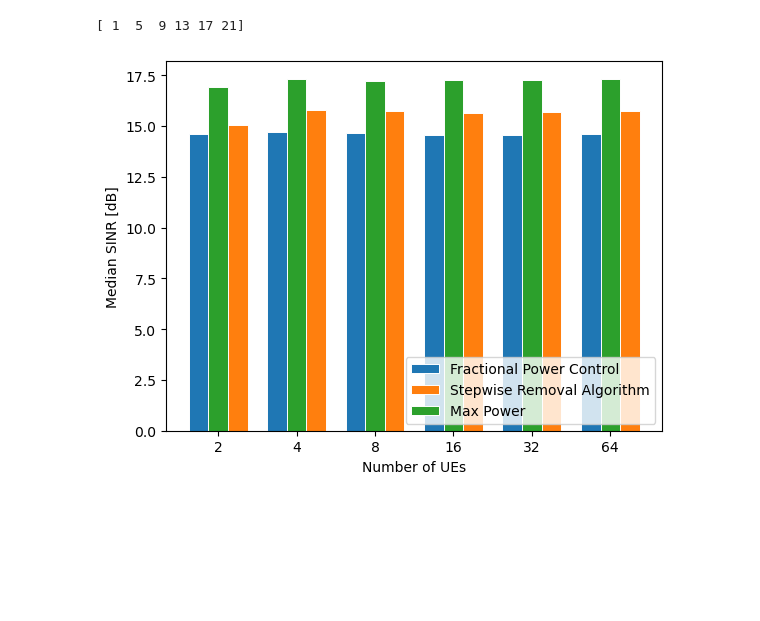
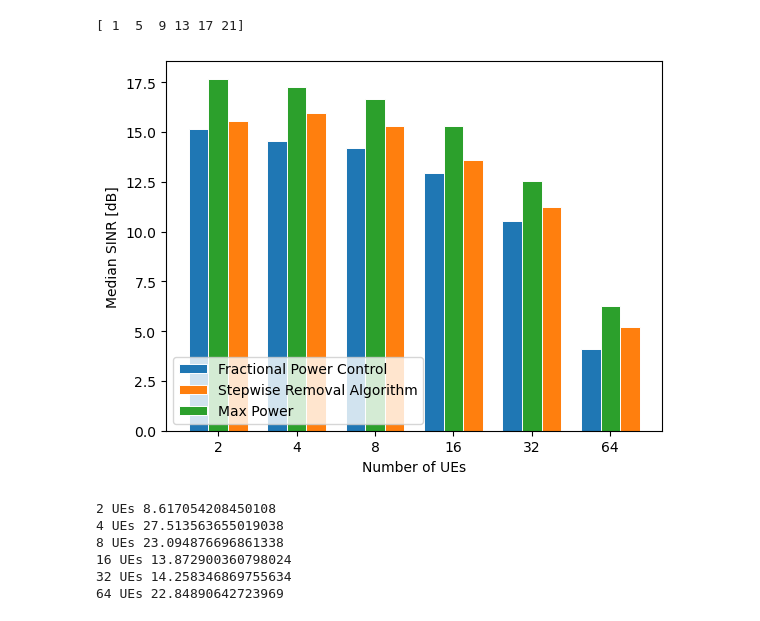
Before and after one commit to matheusdomingoscarneiro/cf-power-control, a Jupyter notebook: cellfree-pc-001.ipynb, the cells around one changed output. Drawn from its saved outputs; the diff is of its cells as text; code cells hidden in the pictures; blank space fills up the shorter version.

```diff
--- a/cellfree-pc-001.ipynb
+++ b/cellfree-pc-001.ipynb
@@ -278,10 +220,27 @@ def mmse_sinr(channel_m):
+# %%
+def sinr_mmse(channel):
+
+    sinr = np.zeros(channel.shape[0])
+    sum = 0
+
+    for ue in range(channel.shape[0]):
+
+        sum += np.outer(channel[ue, :], channel[ue, :].T)
+
+    for ue in range(channel.shape[0]):
+
+        desired = channel[ue, :]
+
+        sinr[ue] = desired.T @ np.linalg.inv(sum - np.outer(desired, desired.T) + np.eye(channel.shape[1])) @ desired
+
+    return sinr
 # %%
 def simulation(ue_quantity):
 
     num_ue = ue_quantity
     num_ap = 64
     cov_side = 400 # [m]
-    seeds = 10
+    seeds = 100
     noise_gain = 1e-20 * 100e6 * db2lin(6)
     noise_p = -96 # [dBm]
     max_power = dbm2lin(30)
@@ -346,13 +305,14 @@ def simulation(ue_quantity):
         clear_output(wait=True)
 
         for ue in range(num_ue):
-            total_sinr_mp[:, seed] = lin2db(mmse_sinr(channels_mp))
-            total_sinr_fpc[:, seed] = lin2db(mmse_sinr(channels_fpc))
+            total_sinr_mp[:, seed] = lin2db(sinr_mmse(channels_mp))
+            total_sinr_fpc[:, seed] = lin2db(sinr_mmse(channels_fpc))
 
         for ch in range(power_sra.shape[0]):
-            total_sinr_sra = np.concatenate((total_sinr_sra, lin2db(mmse_sinr(channels_sra))))
+            total_sinr_sra = np.concatenate((total_sinr_sra, lin2db(sinr_mmse(channels_sra))))
 
     return total_sinr_mp, total_sinr_fpc, total_sinr_sra, total_power_mp, total_power_fpc, total_power_sra
+    #return channels_mp, channels_fpc, channels_sra
 # %%
 # Simulations for different number of UEs
 
@@ -389,32 +349,46 @@ fpc_sinr_medians = np.array([
 ])
 
 sra_sinr_medians = np.array([
     np.median(simulation_2[2]),
     np.median(simulation_4[2]),
     np.median(simulation_8[2]),
     np.median(simulation_16[2]),
     np.median(simulation_32[2]),
     np.median(simulation_64[2]),
 ])
 
 xs = np.array([
     np.arange(23, step=4),
     np.arange(1, 23, step=4),
     np.arange(2, 23, step=4),
 ])
 
 ax.bar(xs[0], fpc_sinr_medians, width=1, edgecolor="white", linewidth=0.7, label='Fractional Power Control')
 ax.bar(xs[2], sra_sinr_medians, width=1, edgecolor="white", linewidth=0.7, label='Stepwise Removal Algorithm')
 ax.bar(xs[1], mp_sinr_medians, width=1, edgecolor="white", linewidth=0.7, label='Max Power')
 
 x_labels = ['2', '4', '8', '16', '32', '64']
 ax.set_ylabel('Median SINR [dB]')
 ax.set_xlabel('Number of UEs')
 print(xs[1])
 ax.set_xticks(xs[1], x_labels)
-ax.legend(loc='lower right')
+ax.legend(loc='lower left')
 
 plt.savefig('SINR_graphbar_SBrT2024.pdf')
 # %% [output]
 [ 1  5  9 13 17 21]
-[figure, old version]
+[figure, new version]
+# %%
+print('2 UEs', 100 * (np.median(db2lin(simulation_2[2])) - np.median(db2lin(simulation_2[1]))) / np.median(db2lin(simulation_2[2])))
+print('4 UEs', 100 * (np.median(db2lin(simulation_4[2])) - np.median(db2lin(simulation_4[1]))) / np.median(db2lin(simulation_4[2])))
+print('8 UEs', 100 * (np.median(db2lin(simulation_8[2])) - np.median(db2lin(simulation_8[1]))) / np.median(db2lin(simulation_8[2])))
+print('16 UEs', 100 * (np.median(db2lin(simulation_16[2])) - np.median(db2lin(simulation_16[1]))) / np.median(db2lin(simulation_16[2])))
+print('32 UEs', 100 * (np.median(db2lin(simulation_32[2])) - np.median(db2lin(simulation_32[1]))) / np.median(db2lin(simulation_32[2])))
+print('64 UEs', 100 * (np.median(db2lin(simulation_64[2])) - np.median(db2lin(simulation_64[1]))) / np.median(db2lin(simulation_64[2])))
+# %% [output]
+2 UEs 8.617054208450108
+4 UEs 27.513563655019038
+8 UEs 23.094876696861338
+16 UEs 13.872900360798024
+32 UEs 14.258346869755634
+64 UEs 22.84890642723969
```
Also changed, not shown: parts of 8 cells of this notebook, 7 other files.
